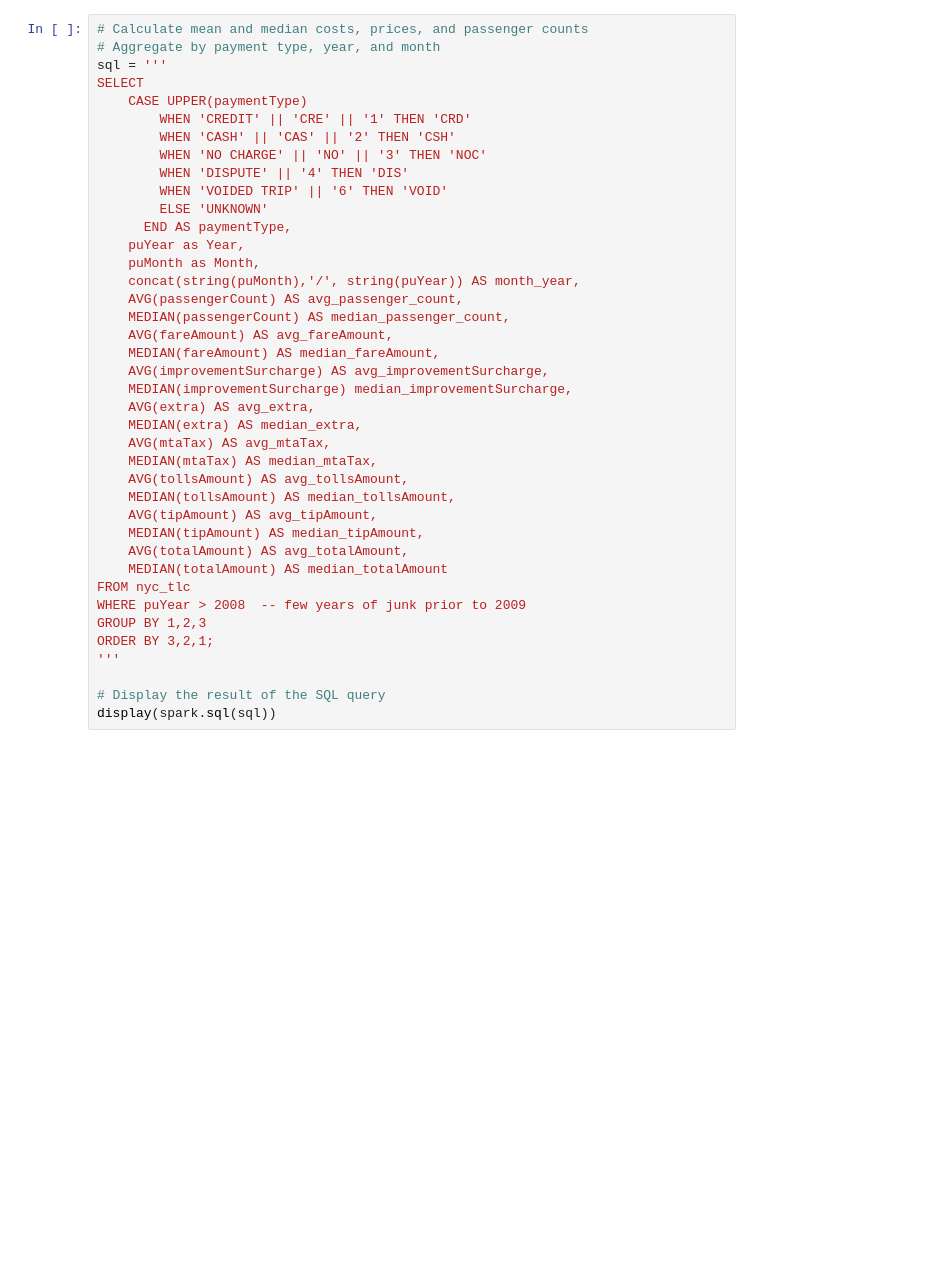
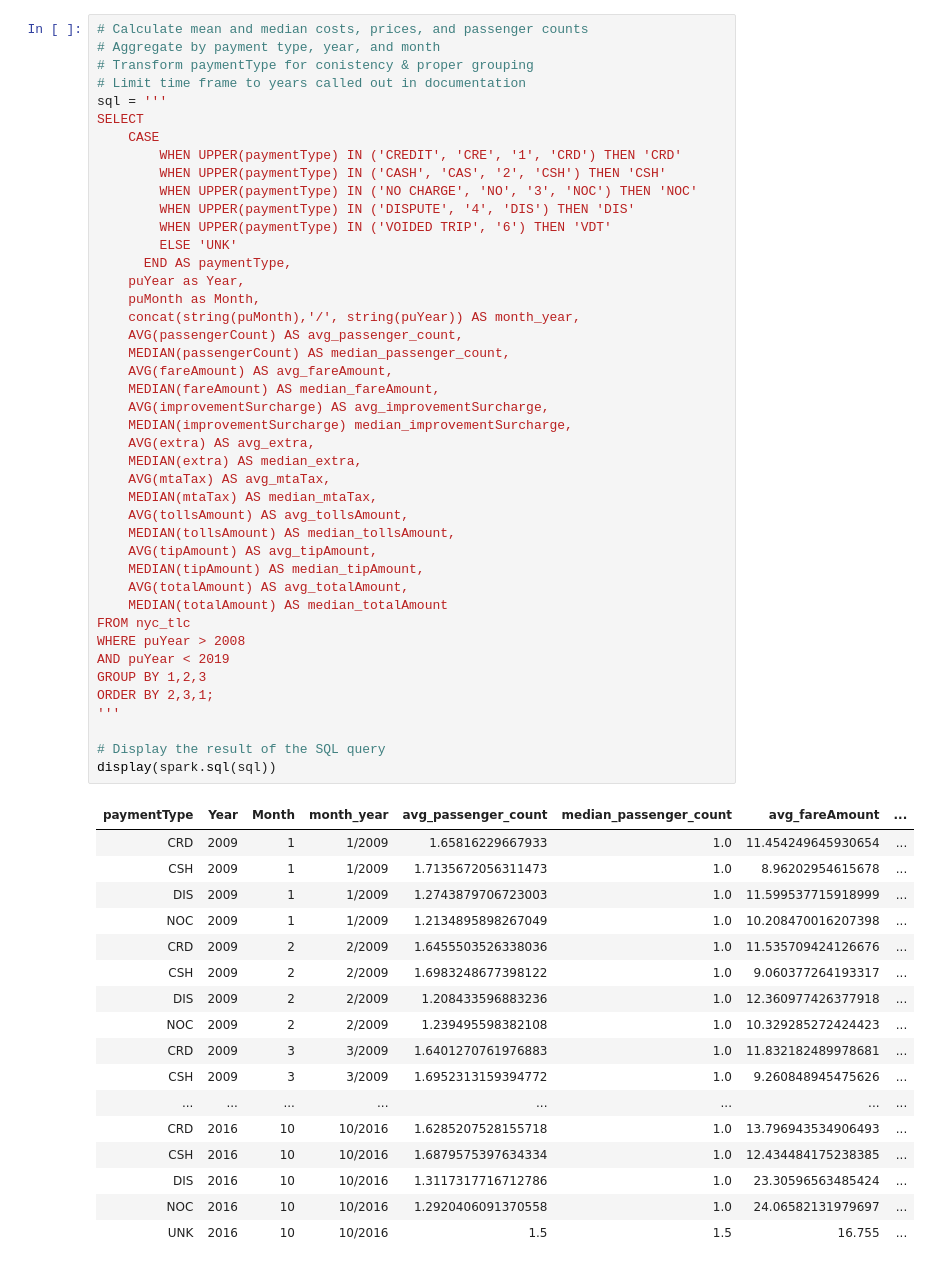
Before and after one commit to BTJ01/nyc_tlc, a Jupyter notebook: nyc_tlc.ipynb, the cells around one changed output. Drawn from its saved outputs; the diff is of its cells as text; blank space fills up the shorter version.

```diff
--- a/nyc_tlc.ipynb
+++ b/nyc_tlc.ipynb
@@ -48,40 +110,61 @@ display(spark.sql(sql))
 # %%
 # Calculate mean and median costs, prices, and passenger counts
 # Aggregate by payment type, year, and month
+# Transform paymentType for conistency & proper grouping
+# Limit time frame to years called out in documentation
 sql = '''
 SELECT
-    CASE UPPER(paymentType)
-        WHEN 'CREDIT' || 'CRE' || '1' THEN 'CRD'
-        WHEN 'CASH' || 'CAS' || '2' THEN 'CSH'
-        WHEN 'NO CHARGE' || 'NO' || '3' THEN 'NOC'
-        WHEN 'DISPUTE' || '4' THEN 'DIS'
-        WHEN 'VOIDED TRIP' || '6' THEN 'VOID'
-        ELSE 'UNKNOWN'
+    CASE
+        WHEN UPPER(paymentType) IN ('CREDIT', 'CRE', '1', 'CRD') THEN 'CRD'
+        WHEN UPPER(paymentType) IN ('CASH', 'CAS', '2', 'CSH') THEN 'CSH'
+        WHEN UPPER(paymentType) IN ('NO CHARGE', 'NO', '3', 'NOC') THEN 'NOC'
+        WHEN UPPER(paymentType) IN ('DISPUTE', '4', 'DIS') THEN 'DIS'
+        WHEN UPPER(paymentType) IN ('VOIDED TRIP', '6') THEN 'VDT'
+        ELSE 'UNK'
       END AS paymentType,
     puYear as Year,
     puMonth as Month,
     concat(string(puMonth),'/', string(puYear)) AS month_year,
     AVG(passengerCount) AS avg_passenger_count,
     MEDIAN(passengerCount) AS median_passenger_count,
     AVG(fareAmount) AS avg_fareAmount,
     MEDIAN(fareAmount) AS median_fareAmount,
     AVG(improvementSurcharge) AS avg_improvementSurcharge,
     MEDIAN(improvementSurcharge) median_improvementSurcharge,
     AVG(extra) AS avg_extra,
     MEDIAN(extra) AS median_extra,
     AVG(mtaTax) AS avg_mtaTax,
     MEDIAN(mtaTax) AS median_mtaTax,
     AVG(tollsAmount) AS avg_tollsAmount,
     MEDIAN(tollsAmount) AS median_tollsAmount,
     AVG(tipAmount) AS avg_tipAmount,
     MEDIAN(tipAmount) AS median_tipAmount,
     AVG(totalAmount) AS avg_totalAmount,
     MEDIAN(totalAmount) AS median_totalAmount
 FROM nyc_tlc
-WHERE puYear > 2008  -- few years of junk prior to 2009
+WHERE puYear > 2008
+AND puYear < 2019
 GROUP BY 1,2,3
-ORDER BY 3,2,1;
+ORDER BY 2,3,1;
 '''
 
 # Display the result of the SQL query
 display(spark.sql(sql))
+# %% [output]
+| paymentType | Year | Month | month_year | avg_passenger_count | median_passenger_count | avg_fareAmount | ... |
+| CRD | 2009 | 1 | 1/2009 | 1.65816229667933 | 1.0 | 11.454249645930654 | ... |
+| CSH | 2009 | 1 | 1/2009 | 1.7135672056311473 | 1.0 | 8.96202954615678 | ... |
+| DIS | 2009 | 1 | 1/2009 | 1.2743879706723003 | 1.0 | 11.599537715918999 | ... |
+| NOC | 2009 | 1 | 1/2009 | 1.2134895898267049 | 1.0 | 10.208470016207398 | ... |
+| CRD | 2009 | 2 | 2/2009 | 1.6455503526338036 | 1.0 | 11.535709424126676 | ... |
+| CSH | 2009 | 2 | 2/2009 | 1.6983248677398122 | 1.0 | 9.060377264193317 | ... |
+| DIS | 2009 | 2 | 2/2009 | 1.208433596883236 | 1.0 | 12.360977426377918 | ... |
+| NOC | 2009 | 2 | 2/2009 | 1.239495598382108 | 1.0 | 10.329285272424423 | ... |
+| CRD | 2009 | 3 | 3/2009 | 1.6401270761976883 | 1.0 | 11.832182489978681 | ... |
+| CSH | 2009 | 3 | 3/2009 | 1.6952313159394772 | 1.0 | 9.260848945475626 | ... |
+| ... | ... | ... | ... | ... | ... | ... | ... |
+| CRD | 2016 | 10 | 10/2016 | 1.6285207528155718 | 1.0 | 13.796943534906493 | ... |
+| CSH | 2016 | 10 | 10/2016 | 1.6879575397634334 | 1.0 | 12.434484175238385 | ... |
+| DIS | 2016 | 10 | 10/2016 | 1.3117317716712786 | 1.0 | 23.30596563485424 | ... |
+| NOC | 2016 | 10 | 10/2016 | 1.2920406091370558 | 1.0 | 24.06582131979697 | ... |
+| UNK | 2016 | 10 | 10/2016 | 1.5 | 1.5 | 16.755 | ... |
```
Also changed, not shown: parts of 4 cells of this notebook.
